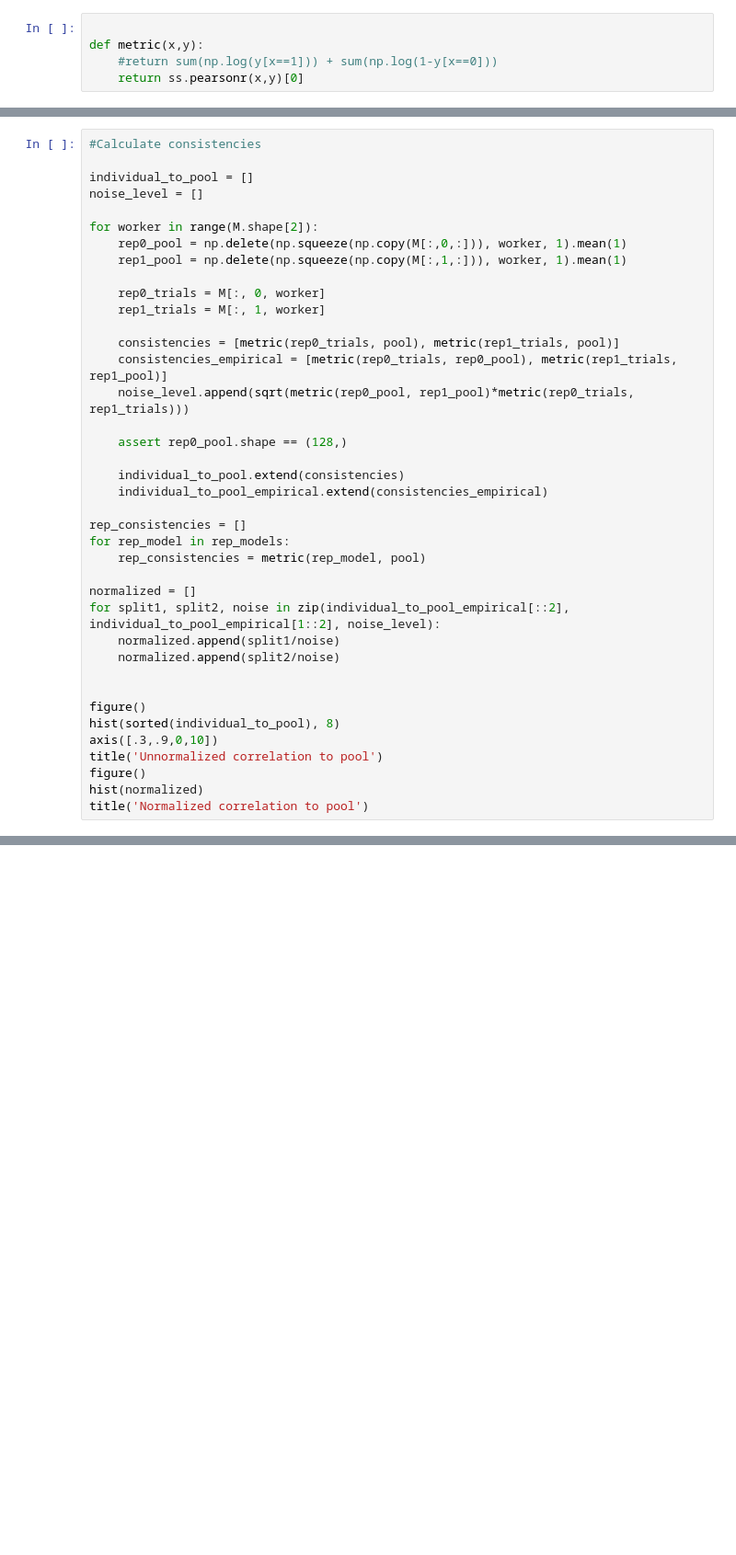
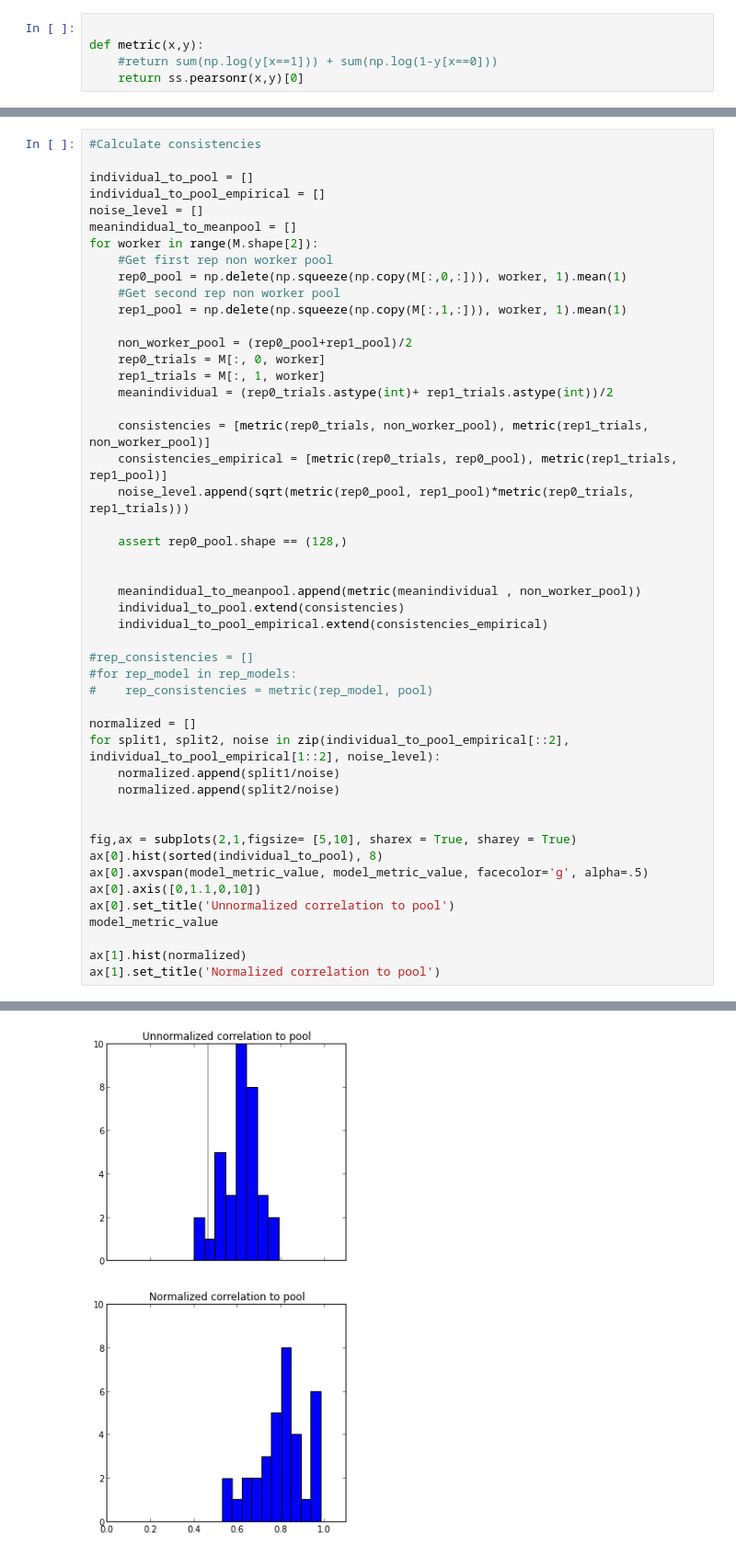
Before and after one commit to dicarlolab/BehavioralBenchmark, a Jupyter notebook: notebooks/consistency_analysis.ipynb, the cells around one changed output, grey strips where cells are left out. Shown at 92% size. Drawn from its saved outputs; the diff is of its cells as text; blank space fills up the shorter version.

```diff
--- a/notebooks/consistency_analysis.ipynb
+++ b/notebooks/consistency_analysis.ipynb
@@ -253,27 +347,34 @@ def metric(x,y):
 #Calculate consistencies
 
 individual_to_pool = []
+individual_to_pool_empirical = []
 noise_level = []
-
+meanindidual_to_meanpool = []
 for worker in range(M.shape[2]):
+    #Get first rep non worker pool
     rep0_pool = np.delete(np.squeeze(np.copy(M[:,0,:])), worker, 1).mean(1)
+    #Get second rep non worker pool
     rep1_pool = np.delete(np.squeeze(np.copy(M[:,1,:])), worker, 1).mean(1)
 
+    non_worker_pool = (rep0_pool+rep1_pool)/2
     rep0_trials = M[:, 0, worker]
     rep1_trials = M[:, 1, worker]
+    meanindividual = (rep0_trials.astype(int)+ rep1_trials.astype(int))/2
 
-    consistencies = [metric(rep0_trials, pool), metric(rep1_trials, pool)]
+    consistencies = [metric(rep0_trials, non_worker_pool), metric(rep1_trials, non_worker_pool)]
     consistencies_empirical = [metric(rep0_trials, rep0_pool), metric(rep1_trials, rep1_pool)]
     noise_level.append(sqrt(metric(rep0_pool, rep1_pool)*metric(rep0_trials, rep1_trials)))
 
     assert rep0_pool.shape == (128,)
 
+
+    meanindidual_to_meanpool.append(metric(meanindividual , non_worker_pool))
     individual_to_pool.extend(consistencies)
     individual_to_pool_empirical.extend(consistencies_empirical)
 
-rep_consistencies = []
-for rep_model in rep_models:
-    rep_consistencies = metric(rep_model, pool)
+#rep_consistencies = []
+#for rep_model in rep_models:
+#    rep_consistencies = metric(rep_model, pool)
 
 normalized = []
 for split1, split2, noise in zip(individual_to_pool_empirical[::2], individual_to_pool_empirical[1::2], noise_level):
@@ -281,11 +382,13 @@ for split1, split2, noise in zip(individual_to_pool_empirical[::2], individual_t
     normalized.append(split2/noise)
 
 
-figure()
-hist(sorted(individual_to_pool), 8)
-axis([.3,.9,0,10])
-title('Unnormalized correlation to pool')
-figure()
-hist(normalized)
-title('Normalized correlation to pool')
+fig,ax = subplots(2,1,figsize= [5,10], sharex = True, sharey = True)
+ax[0].hist(sorted(individual_to_pool), 8)
+ax[0].axvspan(model_metric_value, model_metric_value, facecolor='g', alpha=.5)
+ax[0].axis([0,1.1,0,10])
+ax[0].set_title('Unnormalized correlation to pool')
+model_metric_value
+
+ax[1].hist(normalized)
+ax[1].set_title('Normalized correlation to pool')
 # %% [output]
@@ -292,0 +396 @@ TypeError: cannot perform reduce with flexible type
+[figure, added]
```
Also changed, not shown: parts of 25 cells of this notebook.
